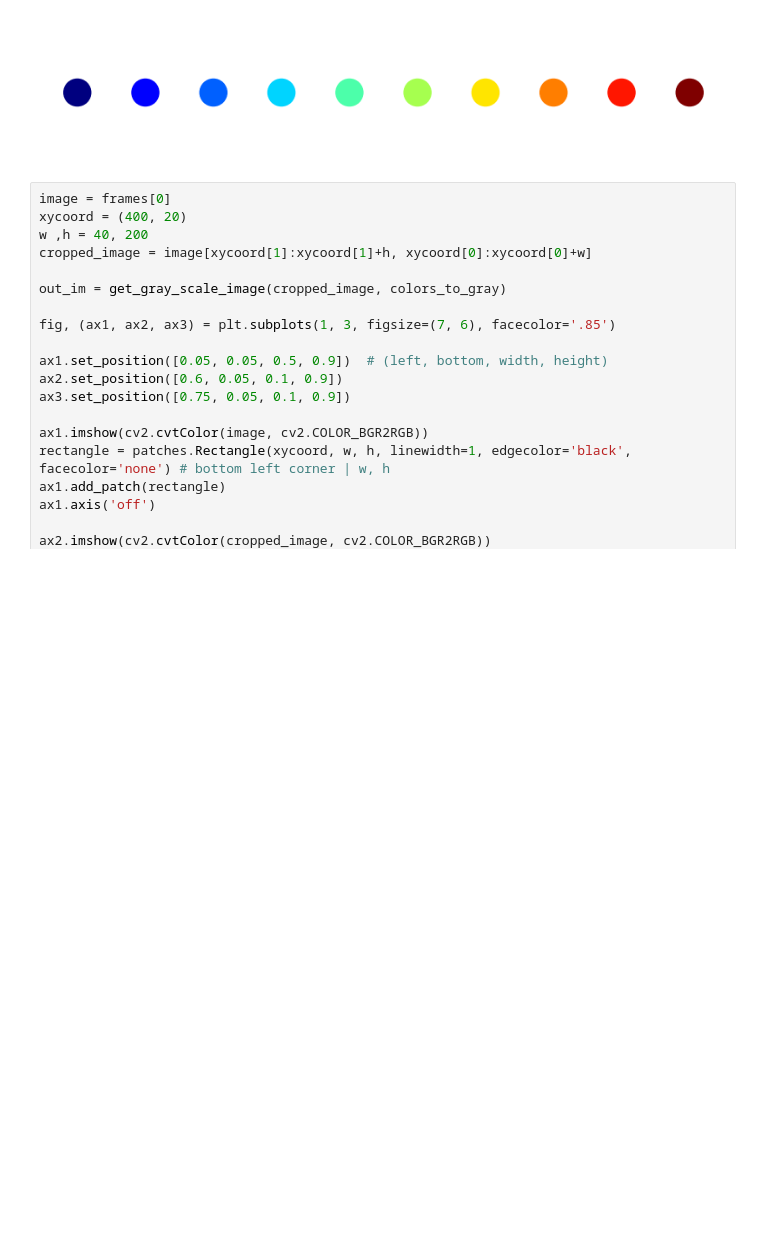
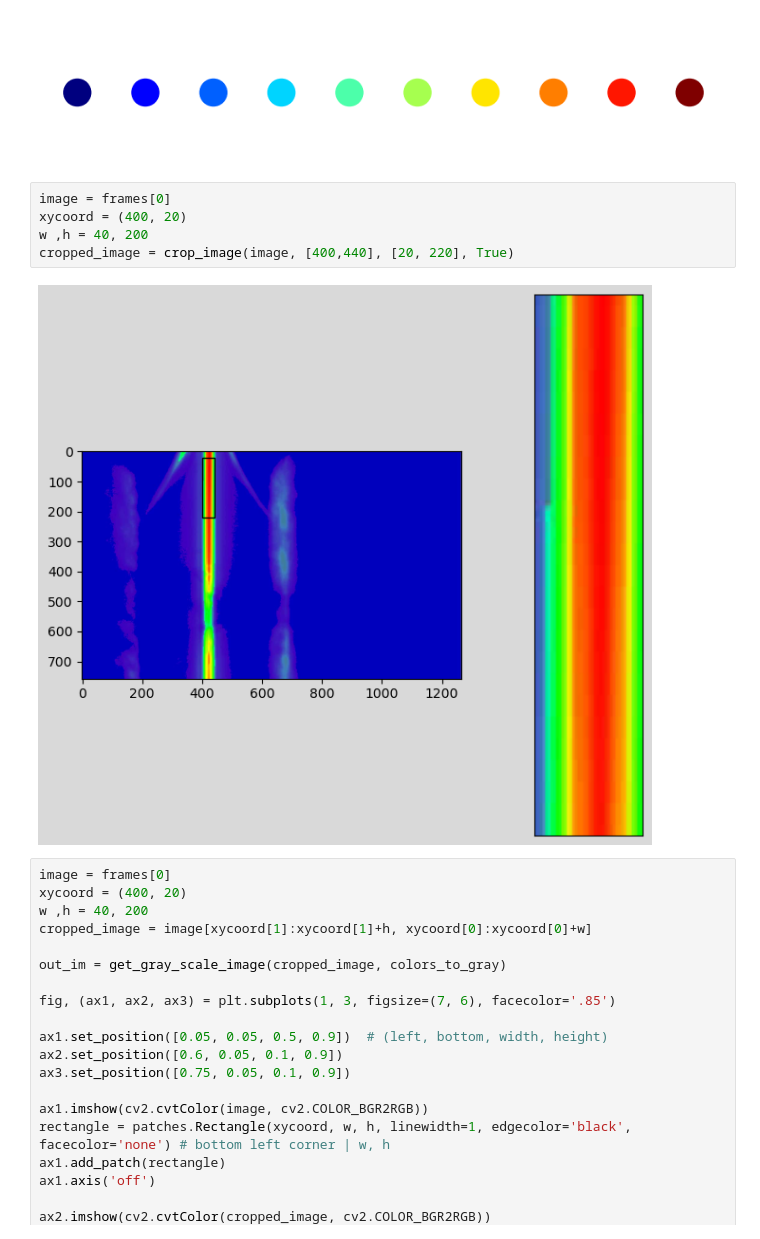
Before and after one commit to deivMM/IA, a Jupyter notebook: scripts_pruebas/imagen_y video.ipynb, the cells around one changed output. Cells and saved outputs as stored; diff of their text form; blank space fills up the shorter version.

```diff
--- a/scripts_pruebas/imagen_y video.ipynb
+++ b/scripts_pruebas/imagen_y video.ipynb
@@ -107,6 +107,13 @@ frames = get_video_frames(cap, num_frames = None)
 colors_to_gray = get_colors_to_gray(10, True)
 # %% [output]
 [figure]
+# %%
+image = frames[0]
+xycoord = (400, 20)
+w ,h = 40, 200
+cropped_image = crop_image(image, [400,440], [20, 220], True)
+# %% [output]
+[figure, added]
 # %%
 image = frames[0]
 xycoord = (400, 20)
```
Also changed, not shown: parts of 2 cells of this notebook.
